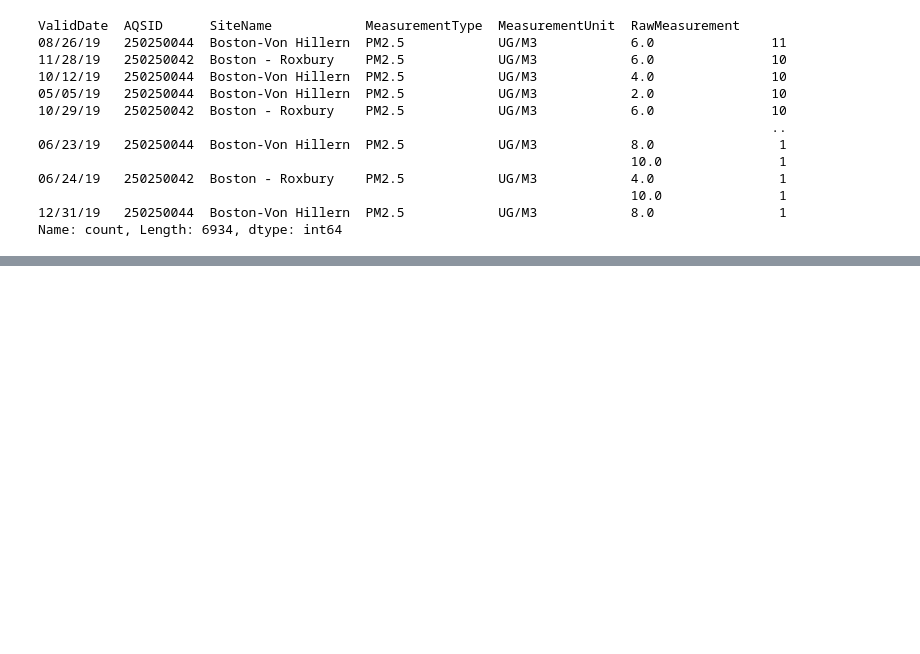
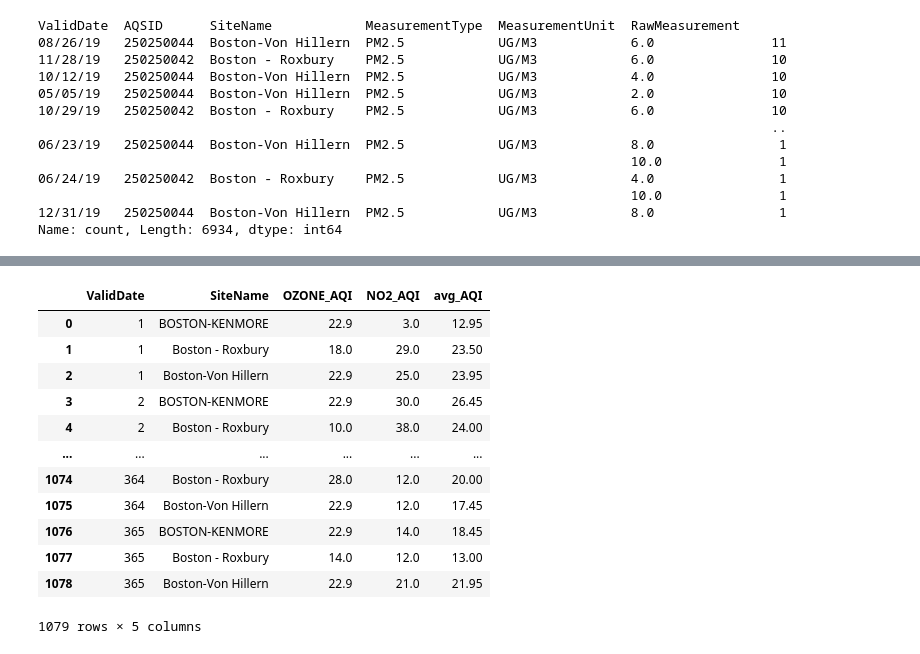
Before and after one commit to BU-Spark/ds-boston-transit-air-quality, a Jupyter notebook: fa23-team-c/data/AQI/unimportant/2019/analyze_2019_AQI.ipynb, the cells around one changed output, grey strips where cells are left out. Cells and saved outputs as stored; diff of their text form; code cells hidden in the pictures; blank space fills up the shorter version.

```diff
--- a/fa23-team-c/data/AQI/unimportant/2019/analyze_2019_AQI.ipynb
+++ b/fa23-team-c/data/AQI/unimportant/2019/analyze_2019_AQI.ipynb
@@ -108,0 +286,17 @@ ModuleNotFoundError: No module named 'aqi'
+# %%
+df_2019 = df_2019.drop(['index'], axis=1)
+df_2019
+# %% [output]
+|  | ValidDate | SiteName | OZONE_AQI | NO2_AQI | avg_AQI |
+| 0 | 1 | BOSTON-KENMORE | 22.9 | 3.0 | 12.95 |
+| 1 | 1 | Boston - Roxbury | 18.0 | 29.0 | 23.50 |
+| 2 | 1 | Boston-Von Hillern | 22.9 | 25.0 | 23.95 |
+| 3 | 2 | BOSTON-KENMORE | 22.9 | 30.0 | 26.45 |
+| 4 | 2 | Boston - Roxbury | 10.0 | 38.0 | 24.00 |
+| ... | ... | ... | ... | ... | ... |
+| 1074 | 364 | Boston - Roxbury | 28.0 | 12.0 | 20.00 |
+| 1075 | 364 | Boston-Von Hillern | 22.9 | 12.0 | 17.45 |
+| 1076 | 365 | BOSTON-KENMORE | 22.9 | 14.0 | 18.45 |
+| 1077 | 365 | Boston - Roxbury | 14.0 | 12.0 | 13.00 |
+| 1078 | 365 | Boston-Von Hillern | 22.9 | 21.0 | 21.95 |
+1079 rows × 5 columns
```
Also changed, not shown: parts of 18 cells of this notebook, 4 other files.
